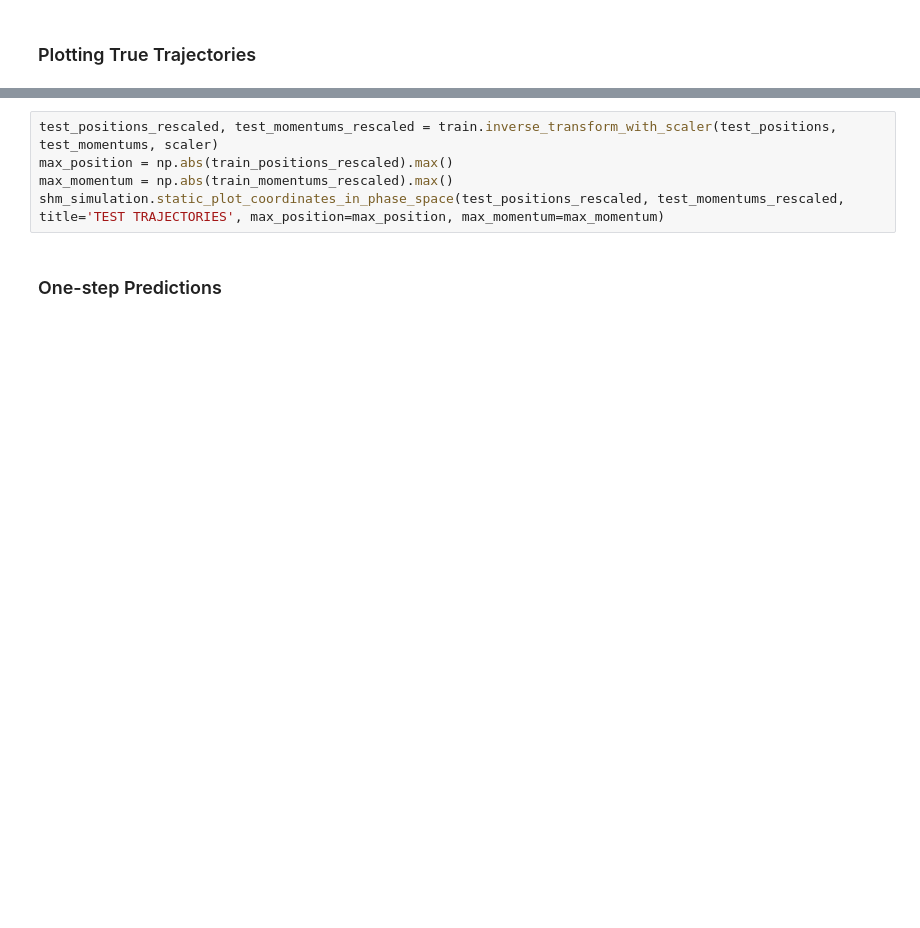
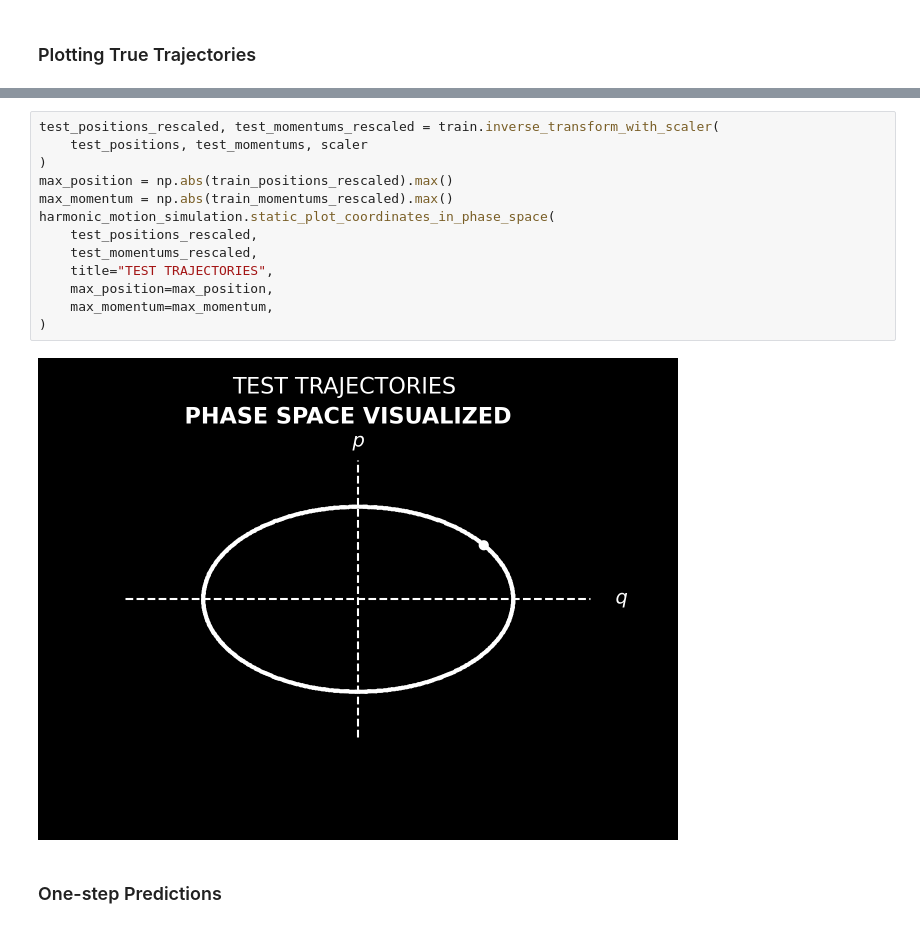
Before and after one commit to ameya98/ActionAngleNetworks, a Jupyter notebook: action_angle_networks/action_angle_networks.ipynb, the cells around one changed output, grey strips where cells are left out. Saved outputs shown, nothing was run; the diff lists cells and outputs as text; blank space fills up the shorter version.

```diff
--- a/action_angle_networks/action_angle_networks.ipynb
+++ b/action_angle_networks/action_angle_networks.ipynb
@@ -410,8 +340,18 @@ shm_simulation.static_plot_coordinates_in_phase_space(train_positions_rescaled,
 # %%
-test_positions_rescaled, test_momentums_rescaled = train.inverse_transform_with_scaler(test_positions, test_momentums, scaler)
+test_positions_rescaled, test_momentums_rescaled = train.inverse_transform_with_scaler(
+    test_positions, test_momentums, scaler
+)
 max_position = np.abs(train_positions_rescaled).max()
 max_momentum = np.abs(train_momentums_rescaled).max()
-shm_simulation.static_plot_coordinates_in_phase_space(test_positions_rescaled, test_momentums_rescaled, title='TEST TRAJECTORIES', max_position=max_position, max_momentum=max_momentum)
+harmonic_motion_simulation.static_plot_coordinates_in_phase_space(
+    test_positions_rescaled,
+    test_momentums_rescaled,
+    title="TEST TRAJECTORIES",
+    max_position=max_position,
+    max_momentum=max_momentum,
+)
+# %% [output]
+[figure, added]
 # %% [markdown]
 ### One-step Predictions
 # %%
```
Also changed, not shown: parts of 59 cells of this notebook, 2 other files.
